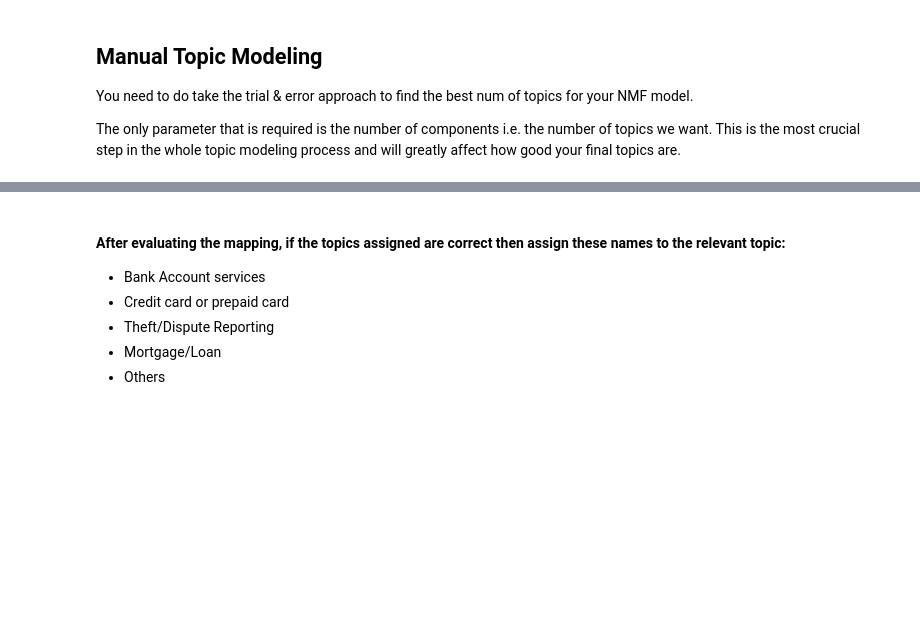
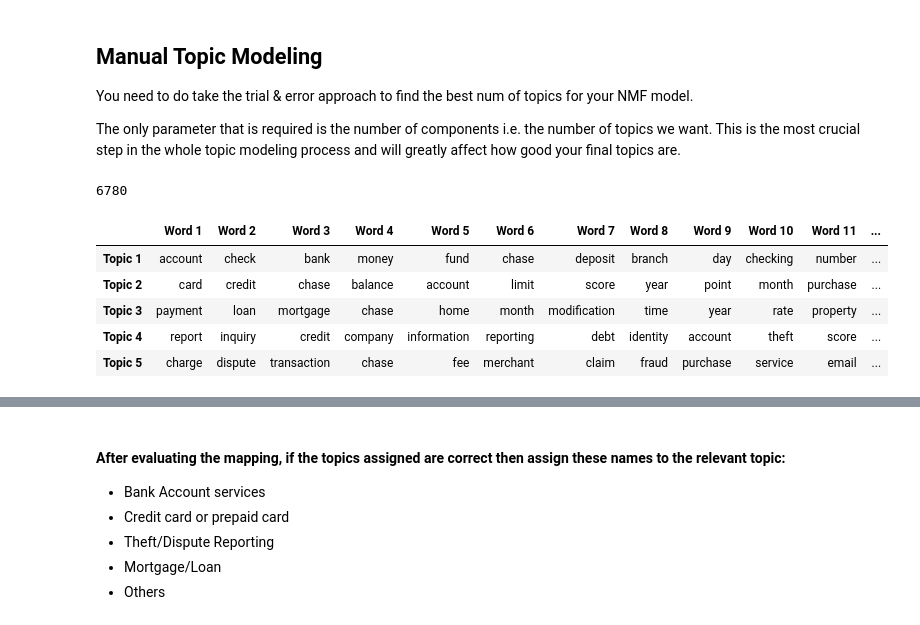
Before and after one commit to Ashish0898/Automatic-Ticket-Classification, a Jupyter notebook: Automatic_Ticket_Classification_Assignment.ipynb, the cells around one changed output, grey strips where cells are left out. Drawn from its saved outputs; the diff is of its cells as text; code cells hidden in the pictures; blank space fills up the shorter version.

Commit message:
[Update]: EDA is done, Feature extraction is done [Next Step]: Start with Model Building

```diff
--- a/Automatic_Ticket_Classification_Assignment.ipynb
+++ b/Automatic_Ticket_Classification_Assignment.ipynb
@@ -493,6 +574,8 @@ max_df = 0.95 means "ignore terms that appear in more than 95% of the complaints
 min_df = 2 means "ignore terms that appear in less than 2 complaints"
 # %%
 #Write your code here to initialise the TfidfVectorizer
+
+tfidf = TfidfVectorizer(min_df=2, max_df=0.95, stop_words='english')
 # %% [markdown]
 #### Create a document term matrix using fit_transform
 
@@ -500,3 +583,4 @@ The contents of a document term matrix are tuples of (complaint_id,token_id) tf-
 The tuples that are not there have a tf-idf score of 0
 # %%
 #Write your code here to create the Document Term Matrix by transforming the complaints column present in df_clean.
+dtm = tfidf.fit_transform(df_clean['Complaint_clean'])
@@ -521,10 +610,12 @@ You need to do take the trial & error approach to find the best num of topics fo
 The only parameter that is required is the number of components i.e. the number of topics we want. This is the most crucial step in the whole topic modeling process and will greatly affect how good your final topics are.
 # %%
 #Load your nmf_model with the n_components i.e 5
-num_topics = #write the value you want to test out
+num_topics =5 #write the value you want to test out
 
 #keep the random_state =40
-nmf_model = #write your code here
+nmf_model = NMF(n_components=num_topics, random_state=40)#write your code here
 # %%
 nmf_model.fit(dtm)
-len(tfidf.get_feature_names())
+len(tfidf.get_feature_names_out())
+# %% [output]
+6780
@@ -533,2 +622,21 @@ len(tfidf.get_feature_names())
+# %%
+H = nmf_model.components_       # Topic-term matrix
+# %%
+#Print the Top15 words for each of the topics
+words = np.array(tfidf.get_feature_names_out())
+topic_words = pd.DataFrame(np.zeros((num_topics, 15)), index=[f'Topic {i + 1}' for i in range(num_topics)],
+                           columns=[f'Word {i + 1}' for i in range(15)]).astype(str)
+for i in range(num_topics):
+    ix = H[i].argsort()[::-1][:15]
+    topic_words.iloc[i] = words[ix]
+
+topic_words
+# %% [output]
+|  | Word 1 | Word 2 | Word 3 | Word 4 | Word 5 | Word 6 | Word 7 | Word 8 | Word 9 | Word 10 | Word 11 | ... |
+| Topic 1 | account | check | bank | money | fund | chase | deposit | branch | day | checking | number | ... |
+| Topic 2 | card | credit | chase | balance | account | limit | score | year | point | month | purchase | ... |
+| Topic 3 | payment | loan | mortgage | chase | home | month | modification | time | year | rate | property | ... |
+| Topic 4 | report | inquiry | credit | company | information | reporting | debt | identity | account | theft | score | ... |
+| Topic 5 | charge | dispute | transaction | chase | fee | merchant | claim | fraud | purchase | service | email | ... |
 # %%
 #Create the best topic for each complaint in terms of integer value 0,1,2,3 & 4
```
Also changed, not shown: parts of 22 cells of this notebook.
